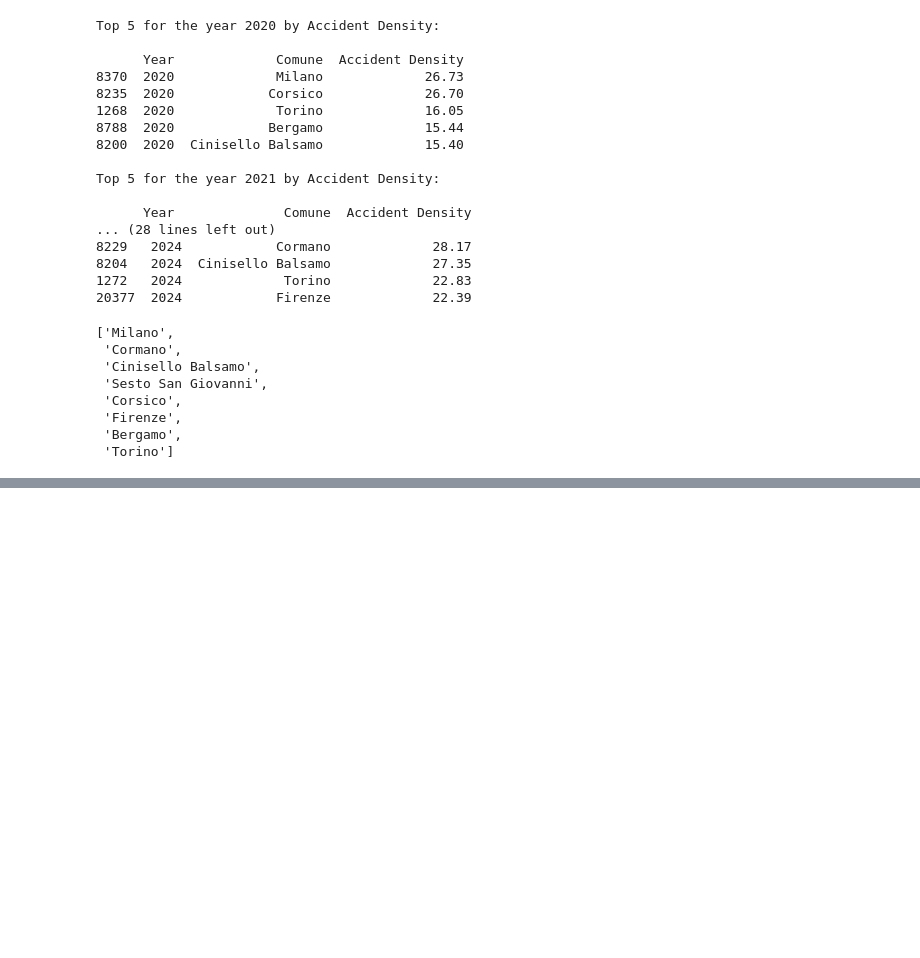
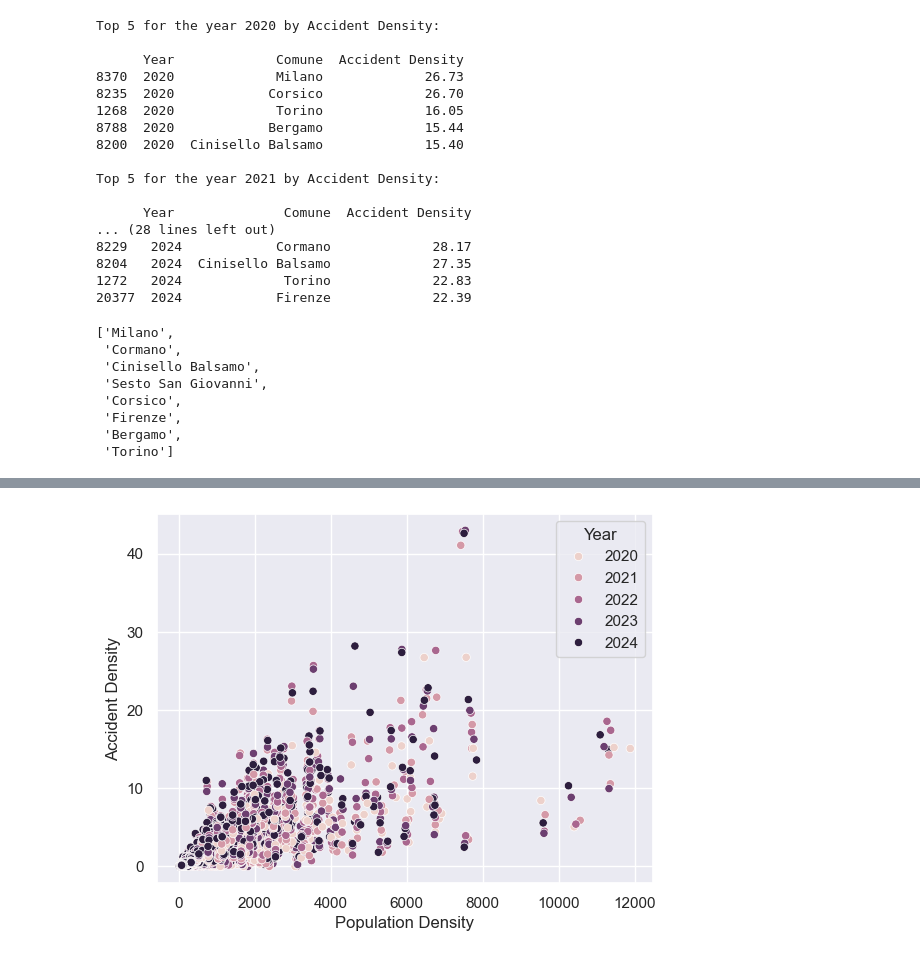
Before and after one commit to MarcoTosoni/boolean_project, a Jupyter notebook: data_analysis.ipynb, the cells around one changed output, grey strips where cells are left out. Drawn from its saved outputs; the diff is of its cells as text; code cells hidden in the pictures; blank space fills up the shorter version.

```diff
--- a/data_analysis.ipynb
+++ b/data_analysis.ipynb
@@ -654,0 +719,4 @@ top5_once_density
+# %%
+sns.scatterplot(data=target_cities,y='Accident Density',x='Population Density',hue='Year');
+# %% [output]
+[figure, added]
```
Also changed, not shown: parts of 18 cells of this notebook.
